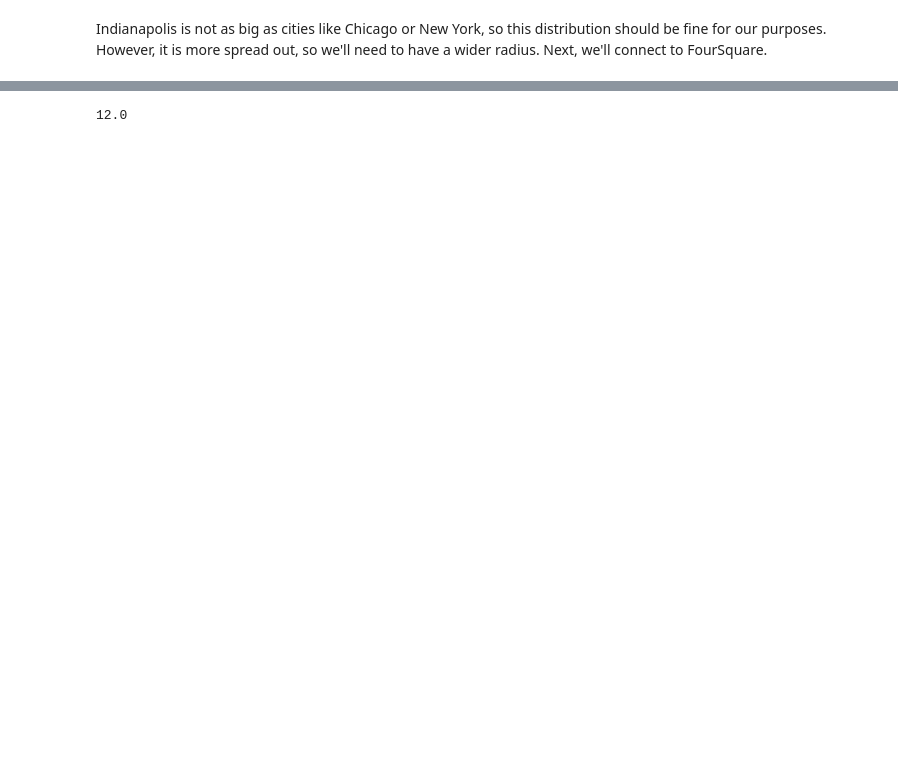
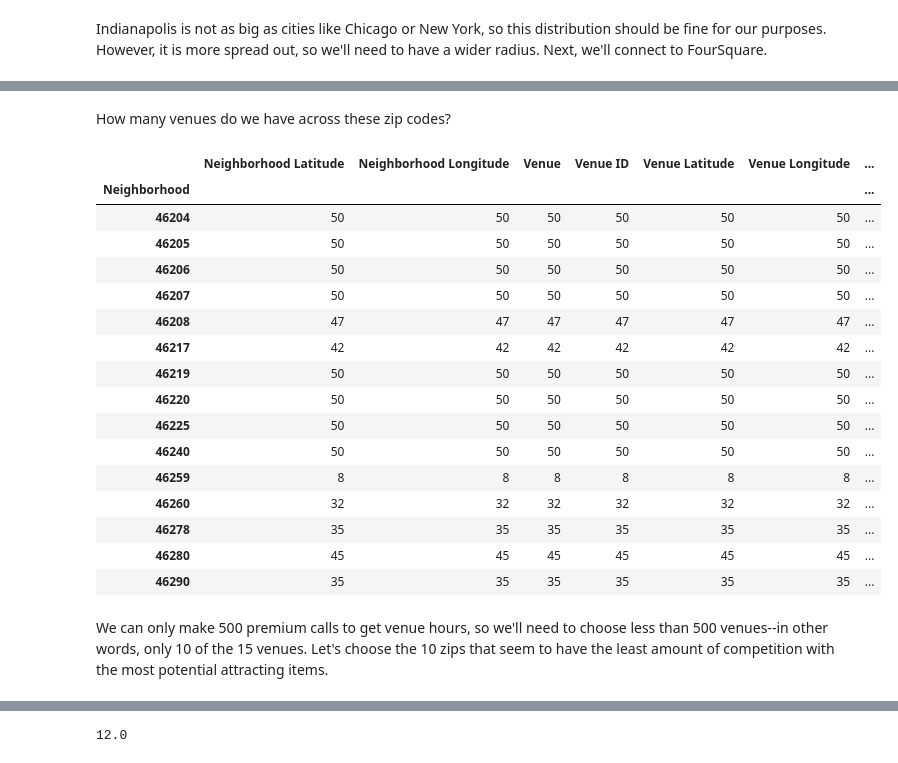
Before and after one commit to drbergDS/Coursera_Capstone, a Jupyter notebook: Capstone_week4_code.ipynb, the cells around one changed output, grey strips where cells are left out. Drawn from its saved outputs; the diff is of its cells as text; code cells hidden in the pictures; blank space fills up the shorter version.

```diff
--- a/Capstone_week4_code.ipynb
+++ b/Capstone_week4_code.ipynb
@@ -115,0 +365,11 @@ venues_normal.head()
+# %%
+# set number of clusters
+kclusters = 5
+
+indy_grouped_clustering = indy_grouped.drop('Neighborhood', 1)
+
+# run k-means clustering
+kmeans = KMeans(n_clusters=kclusters, random_state=0).fit(indy_grouped_clustering)
+
+# check cluster labels generated for each row in the dataframe
+kmeans.labels_[0:10]
@@ -115,0 +378,4 @@ venues_normal.head()
+# %%
+# add clustering labels
+neighborhoods_venues_sorted.insert(0, 'Cluster Labels', kmeans.labels_)
+neighborhoods_venues_sorted
@@ -115,0 +400,3 @@ venues_normal.head()
+# %%
+indy_merged = inCoord[['Zip', 'Latitude', 'Longitude']]
+indy_merged = indy_merged.merge(neighborhoods_venues_sorted, left_on = "Zip", right_on = "Neighborhood")
@@ -115,0 +510,3 @@ venues_normal.head()
+# %%
+top_zip = indy_merged.loc[indy_merged['Cluster Labels'] == 2].reset_index(drop=True)
+top_zip
@@ -115,0 +530,25 @@ venues_normal.head()
+# %% [markdown]
+How many venues do we have across these zip codes?
+# %%
+venue_count = indy_venues.Neighborhood.isin(top_zip.Neighborhood)
+indy_venues[venue_count].groupby('Neighborhood').count()
+# %% [output]
+|  | Neighborhood Latitude | Neighborhood Longitude | Venue | Venue ID | Venue Latitude | Venue Longitude | ... |
+| Neighborhood |  |  |  |  |  |  | ... |
+| 46204 | 50 | 50 | 50 | 50 | 50 | 50 | ... |
+| 46205 | 50 | 50 | 50 | 50 | 50 | 50 | ... |
+| 46206 | 50 | 50 | 50 | 50 | 50 | 50 | ... |
+| 46207 | 50 | 50 | 50 | 50 | 50 | 50 | ... |
+| 46208 | 47 | 47 | 47 | 47 | 47 | 47 | ... |
+| 46217 | 42 | 42 | 42 | 42 | 42 | 42 | ... |
+| 46219 | 50 | 50 | 50 | 50 | 50 | 50 | ... |
+| 46220 | 50 | 50 | 50 | 50 | 50 | 50 | ... |
+| 46225 | 50 | 50 | 50 | 50 | 50 | 50 | ... |
+| 46240 | 50 | 50 | 50 | 50 | 50 | 50 | ... |
+| 46259 | 8 | 8 | 8 | 8 | 8 | 8 | ... |
+| 46260 | 32 | 32 | 32 | 32 | 32 | 32 | ... |
+| 46278 | 35 | 35 | 35 | 35 | 35 | 35 | ... |
+| 46280 | 45 | 45 | 45 | 45 | 45 | 45 | ... |
+| 46290 | 35 | 35 | 35 | 35 | 35 | 35 | ... |
+# %% [markdown]
+We can only make 500 premium calls to get venue hours, so we'll need to choose less than 500 venues--in other words, only 10 of the 15 venues. Let's choose the 10 zips that seem to have the least amount of competition with the most potential attracting items.
```
Also changed, not shown: parts of 45 cells of this notebook.
